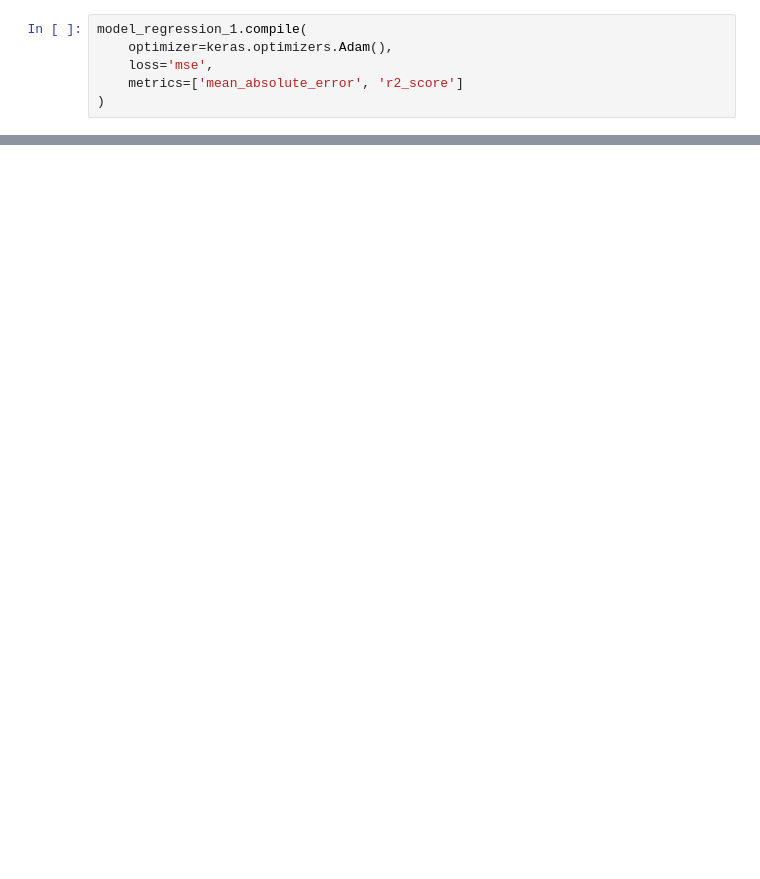
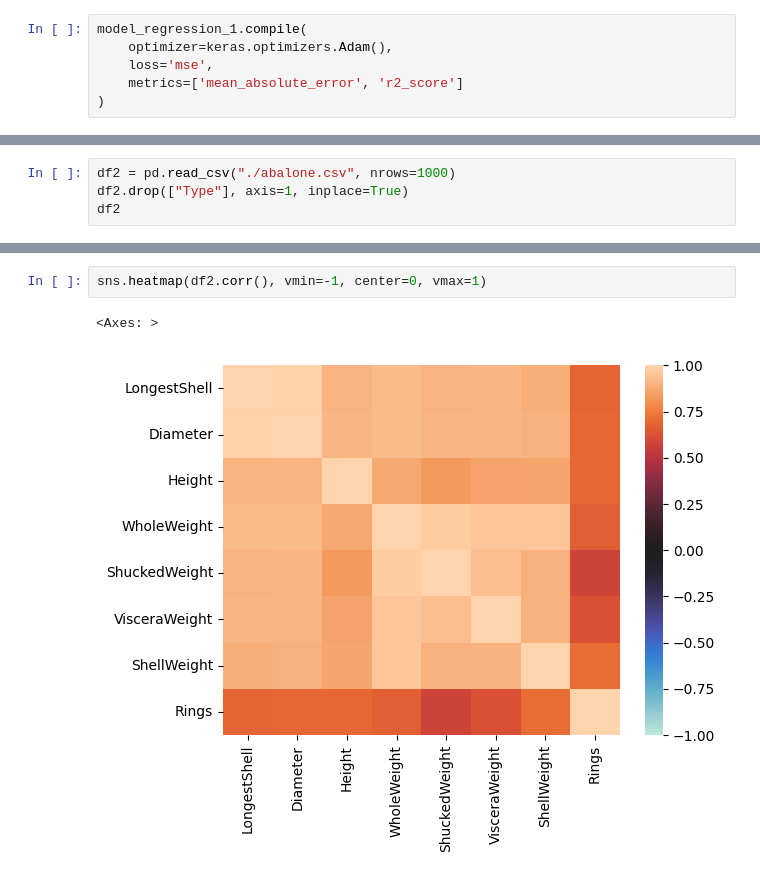
Before and after one commit to egorkaw2w/Prakt6, a Jupyter notebook: test.ipynb, the cells around one changed output, grey strips where cells are left out. Saved outputs shown, nothing was run; the diff lists cells and outputs as text; blank space fills up the shorter version.

```diff
--- a/test.ipynb
+++ b/test.ipynb
@@ -132,0 +135,4 @@ Input 0 of layer "dense_53" is incompatible with the layer: expected axis -1 of
+# %%
+df2 = pd.read_csv("./abalone.csv", nrows=1000)
+df2.drop(["Type"], axis=1, inplace=True)
+df2
@@ -132,0 +153,5 @@ Input 0 of layer "dense_53" is incompatible with the layer: expected axis -1 of
+# %%
+sns.heatmap(df2.corr(), vmin=-1, center=0, vmax=1)
+# %% [output]
+<Axes: >
+[figure, added]
```
Also changed, not shown: parts of 18 cells of this notebook, 1 other file.
